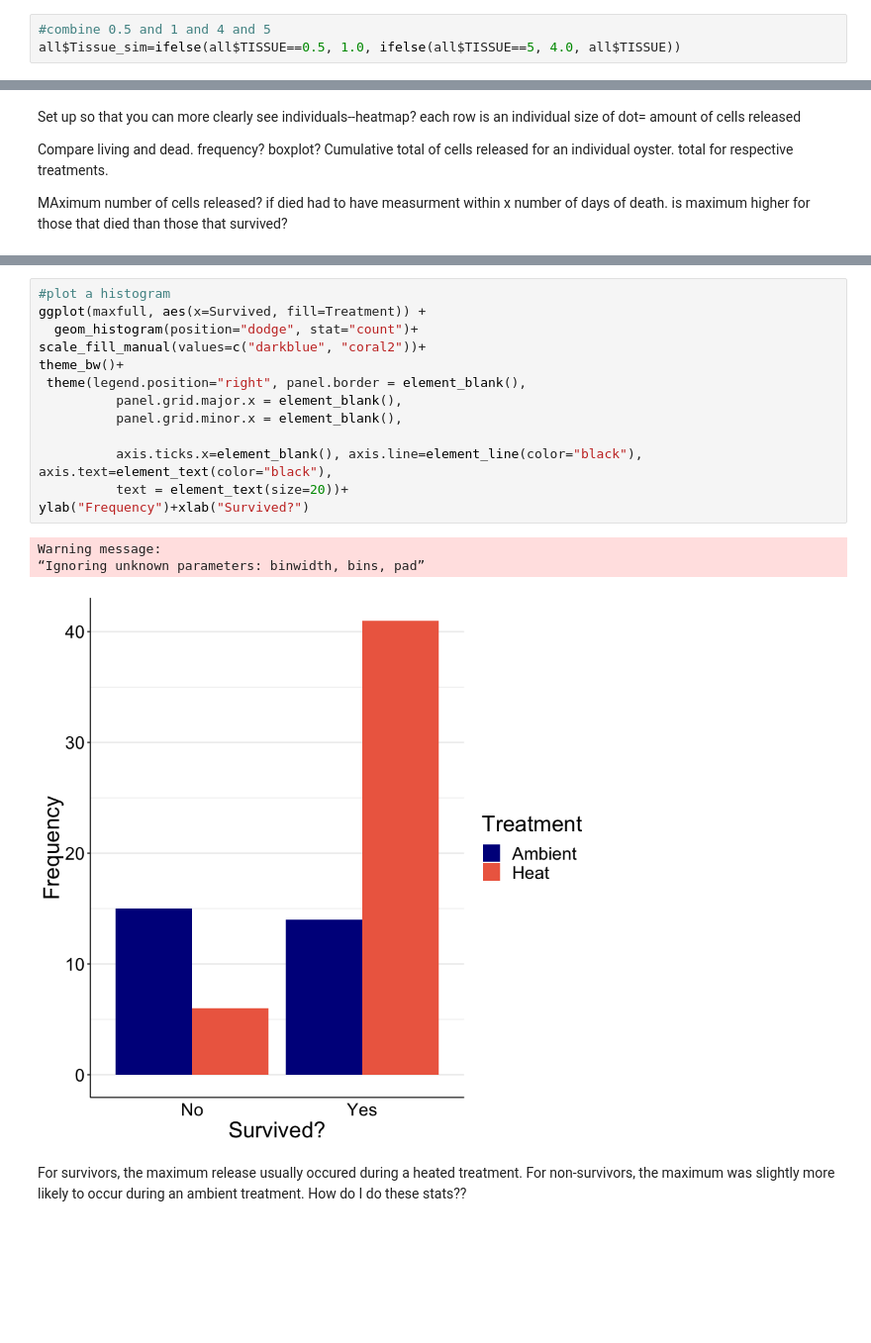
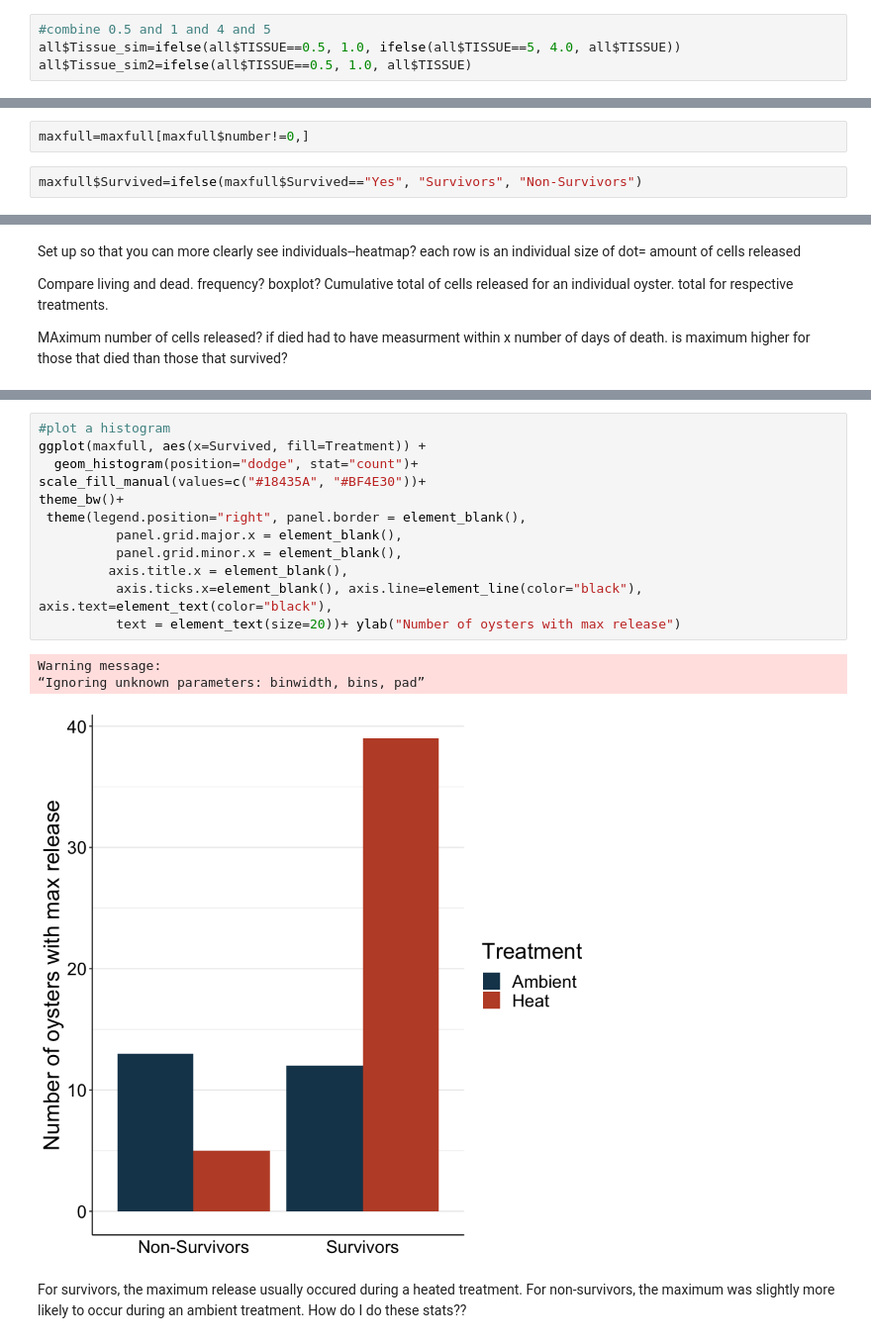
Before and after one commit to sagw/DE2019, a Jupyter notebook: Shed2019.ipynb, the cells around one changed output, grey strips where cells are left out. Shown at 99% size. Saved outputs shown, nothing was run; the diff lists cells and outputs as text; blank space fills up the shorter version.

```diff
--- a/Shed2019.ipynb
+++ b/Shed2019.ipynb
@@ -87,6 +67,7 @@ all$Trial=ifelse(all$Day=="5"|all$Day=="10"|all$Day== "21"| all$Day=="28", "one"
 # %%
 #combine 0.5 and 1 and 4 and 5
 all$Tissue_sim=ifelse(all$TISSUE==0.5, 1.0, ifelse(all$TISSUE==5, 4.0, all$TISSUE))
+all$Tissue_sim2=ifelse(all$TISSUE==0.5, 1.0, all$TISSUE)
 # %%
 #remove oysters without a mackin score
 mackin=all[!is.na(all$TISSUE),]
@@ -560,3 +558,7 @@ head(maxfull)
+# %%
+maxfull=maxfull[maxfull$number!=0,]
+# %%
+maxfull$Survived=ifelse(maxfull$Survived=="Yes", "Survivors", "Non-Survivors")
 # %%
 maxfull$Day=as.numeric(as.character(maxfull$Day))
 maxfull$Deathday=maxfull$Mortality_day-maxfull$Day
@@ -638,20 +693,19 @@ is maximum higher for those that died than those that survived?
 # %%
 #plot a histogram
 ggplot(maxfull, aes(x=Survived, fill=Treatment)) +
   geom_histogram(position="dodge", stat="count")+
-scale_fill_manual(values=c("darkblue", "coral2"))+
+scale_fill_manual(values=c("#18435A", "#BF4E30"))+
 theme_bw()+
  theme(legend.position="right", panel.border = element_blank(),
           panel.grid.major.x = element_blank(),
           panel.grid.minor.x = element_blank(),
-
+         axis.title.x = element_blank(),
           axis.ticks.x=element_blank(), axis.line=element_line(color="black"), axis.text=element_text(color="black"),
-          text = element_text(size=20))+
-ylab("Frequency")+xlab("Survived?")
+          text = element_text(size=20))+ ylab("Number of oysters with max release")
 # %% [output]
 Warning message:
 “Ignoring unknown parameters: binwidth, bins, pad”
-[figure, old version]
+[figure, new version]
 # %% [markdown]
 For survivors, the maximum release usually occured during a heated treatment. For non-survivors, the maximum was slightly more likely to occur during an ambient treatment. How do I do these stats??
 # %%
```
Also changed, not shown: parts of 50 cells of this notebook.
